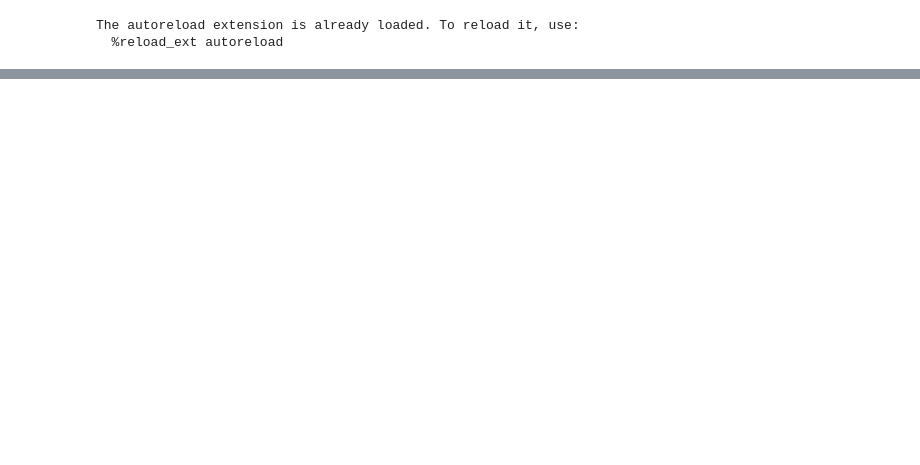
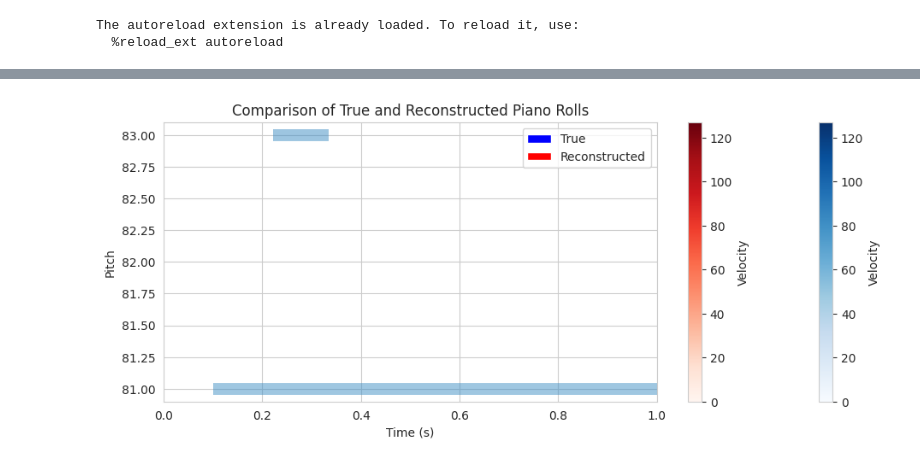
Before and after one commit to T04STER/MidiRepGen, a Jupyter notebook: tests_events.ipynb, the cells around one changed output, grey strips where cells are left out. Saved outputs shown, nothing was run; the diff lists cells and outputs as text; code cells hidden in the pictures; blank space fills up the shorter version.

```diff
--- a/tests_events.ipynb
+++ b/tests_events.ipynb
@@ -459,0 +471,21 @@ plot_pitch_changes(track_true)
+# %%
+
+example_for_reco = next(iter(midi_dataloader))[0].cuda()
+
+def disable_teacher_forcing(vae: RecurrentVaeWithTeacherForcing):
+    """
+    Disable teacher forcing in the VAE.
+    """
+    vae.decoder.teacher_forcing_ratio = 0.0
+
+disable_teacher_forcing(vae)
+
+
+
+reco_track = vae_adapter(example_for_reco.unsqueeze(0)).squeeze(0)
+print("----------")
+print("Reconstructed Track Stats:")
+print_track_stats(reco_track)
+print("----------")
+print("True Track Stats:")
+print_track_stats(example_for_reco)
@@ -459,0 +510,4 @@ plot_pitch_changes(track_true)
+# %%
+compare_reco_true(example_for_reco.detach().cpu().numpy(), reco_track, figsize=(10, 4))
+# %% [output]
+[figure, added]
```
Also changed, not shown: parts of 28 cells of this notebook, 17 other files.
